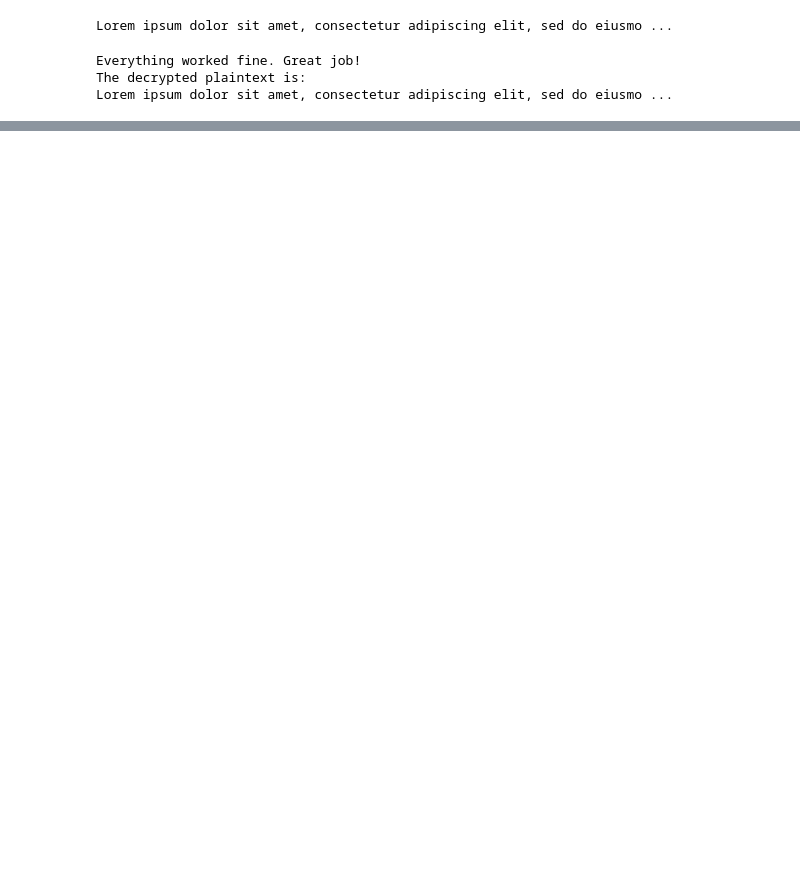
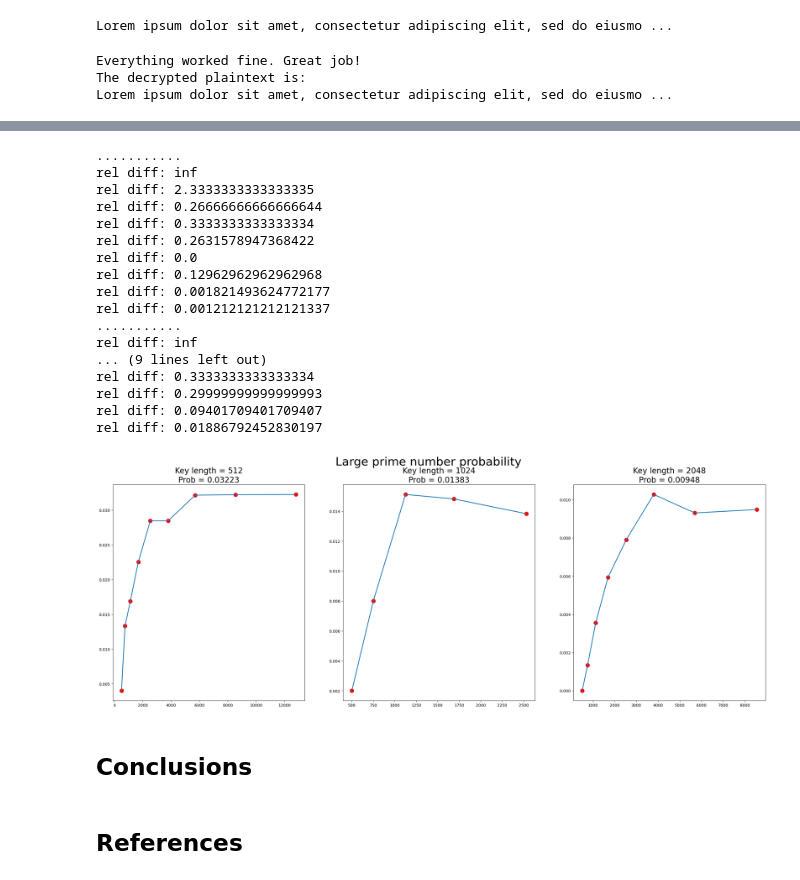
Before and after one commit to LBellini13/Elements-of-Applied-Data-Security, a Jupyter notebook: RSA/CipherCrafters.ipynb, the cells around one changed output, grey strips where cells are left out. Cells and saved outputs as stored; diff of their text form; code cells hidden in the pictures; blank space fills up the shorter version.

```diff
--- a/RSA/CipherCrafters.ipynb
+++ b/RSA/CipherCrafters.ipynb
@@ -192,0 +211,33 @@ Lorem ipsum dolor sit amet, consectetur adipiscing elit, sed do eiusmo ...
+# %%
+key_lengths = [512, 1024, 2048]
+fig, axs = plt.subplots(1, 3, figsize=(30,10))
+fig.suptitle('Large prime number probability', fontsize=30)
+for idx, length in enumerate(key_lengths):
+    print('...........')
+    est, prob = probability_to_be_prime(length, 0.1, 500, 128000)
+    axs[idx].plot(list(est.keys()), list(est.values()), linewidth=2)
+    axs[idx].scatter(list(est.keys()), list(est.values()), color='r', s=100)
+    axs[idx].set_title(f'Key length = {length}\nProb = {prob:.5f}', fontsize=20)
+# %% [output]
+...........
+rel diff: inf
+rel diff: 2.3333333333333335
+rel diff: 0.26666666666666644
+rel diff: 0.3333333333333334
+rel diff: 0.2631578947368422
+rel diff: 0.0
+rel diff: 0.12962962962962968
+rel diff: 0.001821493624772177
+rel diff: 0.001212121212121337
+...........
+rel diff: inf
+... (9 lines left out)
+rel diff: 0.3333333333333334
+rel diff: 0.29999999999999993
+rel diff: 0.09401709401709407
+rel diff: 0.01886792452830197
+[figure, added]
+# %% [markdown]
+## Conclusions
+# %% [markdown]
+ ## References
```
Also changed, not shown: parts of 14 cells of this notebook, 2 other files.
